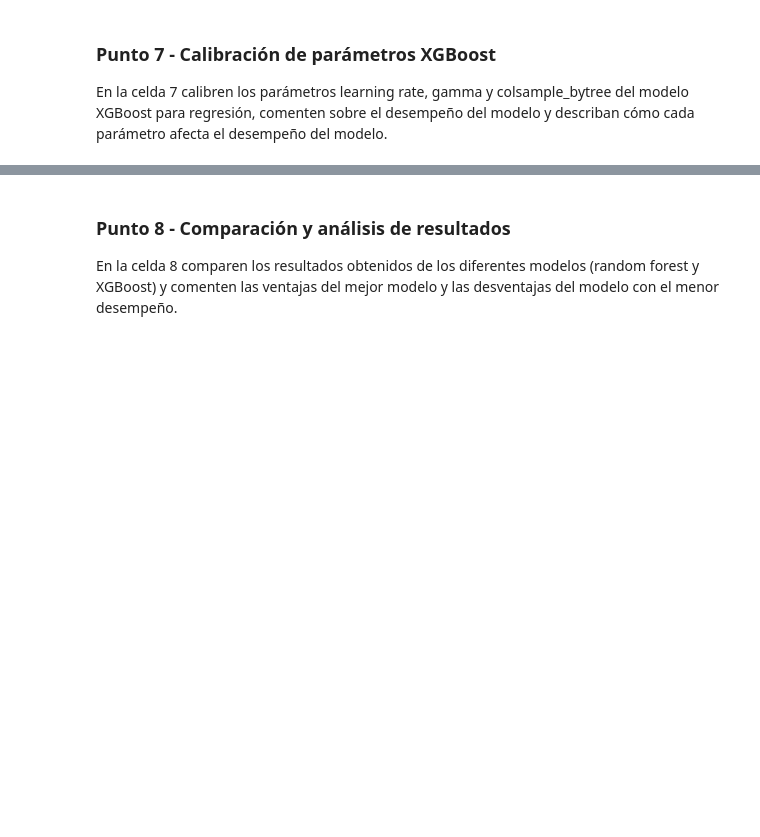
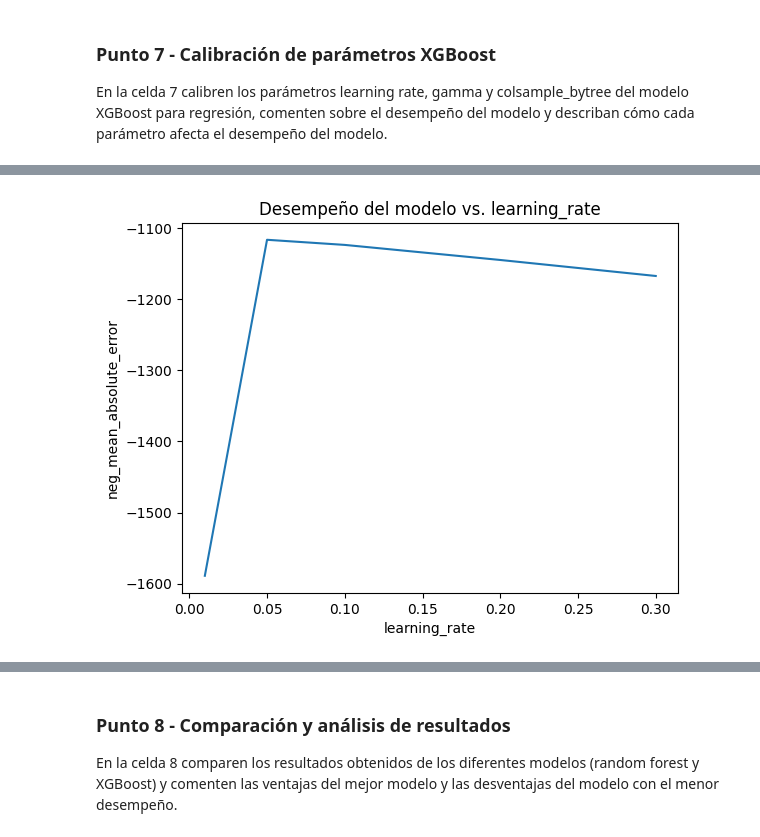
Before and after one commit to jbolivar1975/MIAD_ML_NLP_2025, a Jupyter notebook: Semana 2/S2TC1_RandomForests_Boosting.ipynb, the cells around one changed output, grey strips where cells are left out. Cells and saved outputs as stored; diff of their text form; code cells hidden in the pictures; blank space fills up the shorter version.

```diff
--- a/Semana 2/S2TC1_RandomForests_Boosting.ipynb
+++ b/Semana 2/S2TC1_RandomForests_Boosting.ipynb
@@ -548,0 +579,28 @@ En la celda 7 calibren los parámetros learning rate, gamma y colsample_bytree d
+# %%
+#learning_rate: Controla la velocidad de aprendizaje del modelo.
+
+import matplotlib.pyplot as plt
+from xgboost import XGBRegressor
+from sklearn.model_selection import cross_val_score
+
+# Define el rango de valores para learning_rate
+learning_rates = [0.01, 0.05, 0.1, 0.2, 0.3]
+
+# Lista para almacenar las puntuaciones de la métrica
+metrica_scores = []
+
+# Itera sobre los valores de learning_rate y calcula la puntuación de la métrica utilizando validación cruzada de 5 pliegues
+for lr in learning_rates:
+    regressor = XGBRegressor(learning_rate=lr, random_state=1, n_jobs=-1)
+    scores = cross_val_score(regressor, X, y, cv=5, scoring='neg_mean_absolute_error')
+
+    metrica_scores.append(scores.mean())
+
+# Grafica los resultados
+plt.plot(learning_rates, metrica_scores)
+plt.xlabel('learning_rate')
+plt.ylabel('neg_mean_absolute_error')
+plt.title('Desempeño del modelo vs. learning_rate')
+plt.show()
+# %% [output]
+[figure, added]
```
Also changed, not shown: parts of 11 cells of this notebook.
